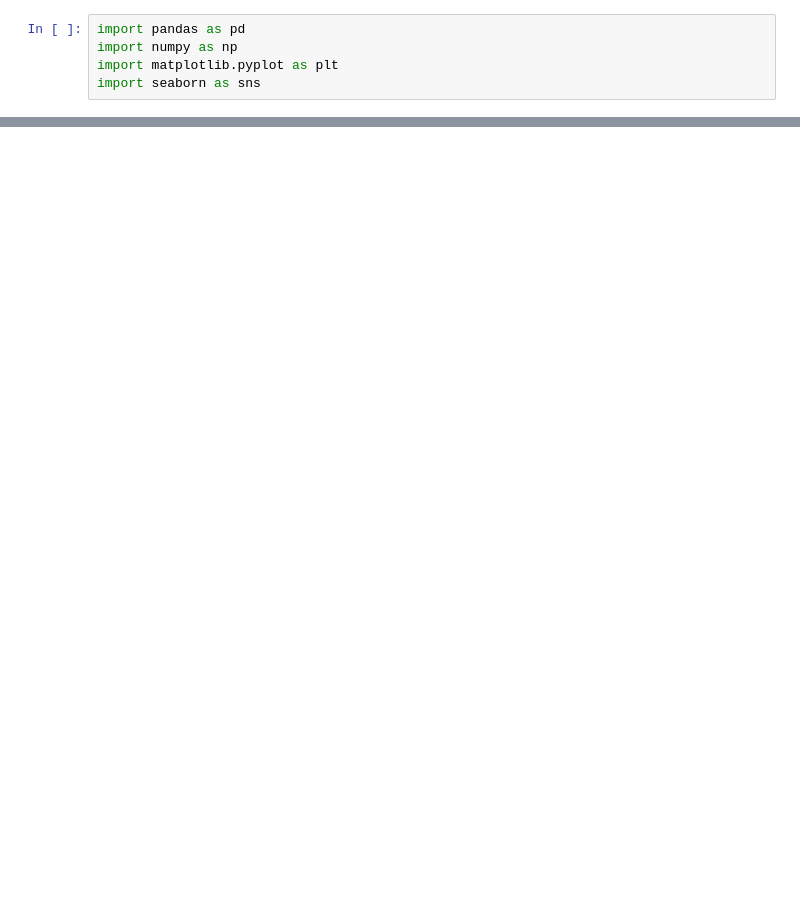
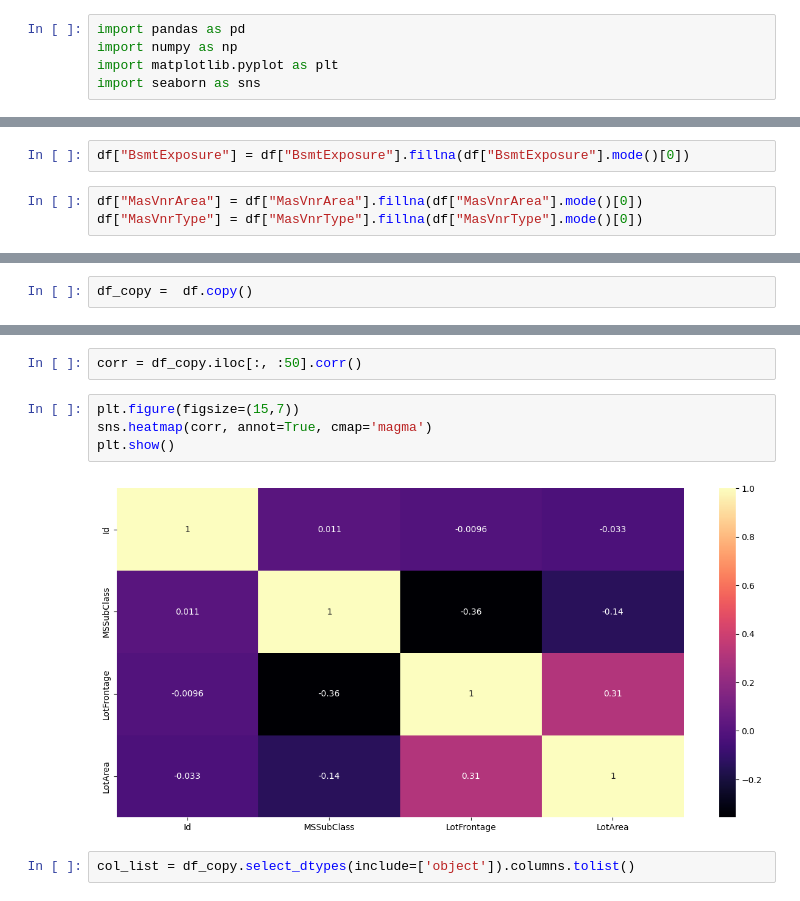
Before and after one commit to DevAmarkr/House-Price-Predcition.DSProject, a Jupyter notebook: prdicting_house_price.ipynb, the cells around one changed output, grey strips where cells are left out. Saved outputs shown, nothing was run; the diff lists cells and outputs as text; blank space fills up the shorter version.

```diff
--- a/prdicting_house_price.ipynb
+++ b/prdicting_house_price.ipynb
@@ -17,0 +202,5 @@ print(::)
+# %%
+df["BsmtExposure"] = df["BsmtExposure"].fillna(df["BsmtExposure"].mode()[0])
+# %%
+df["MasVnrArea"] = df["MasVnrArea"].fillna(df["MasVnrArea"].mode()[0])
+df["MasVnrType"] = df["MasVnrType"].fillna(df["MasVnrType"].mode()[0])
@@ -17,0 +244,2 @@ print(::)
+# %%
+df_copy =  df.copy()
@@ -17,0 +262,10 @@ print(::)
+# %%
+corr = df_copy.iloc[:, :50].corr()
+# %%
+plt.figure(figsize=(15,7))
+sns.heatmap(corr, annot=True, cmap='magma')
+plt.show()
+# %% [output]
+[figure, added]
+# %%
+col_list = df_copy.select_dtypes(include=['object']).columns.tolist()
```
Also changed, not shown: parts of 50 cells of this notebook, 2 other files.
